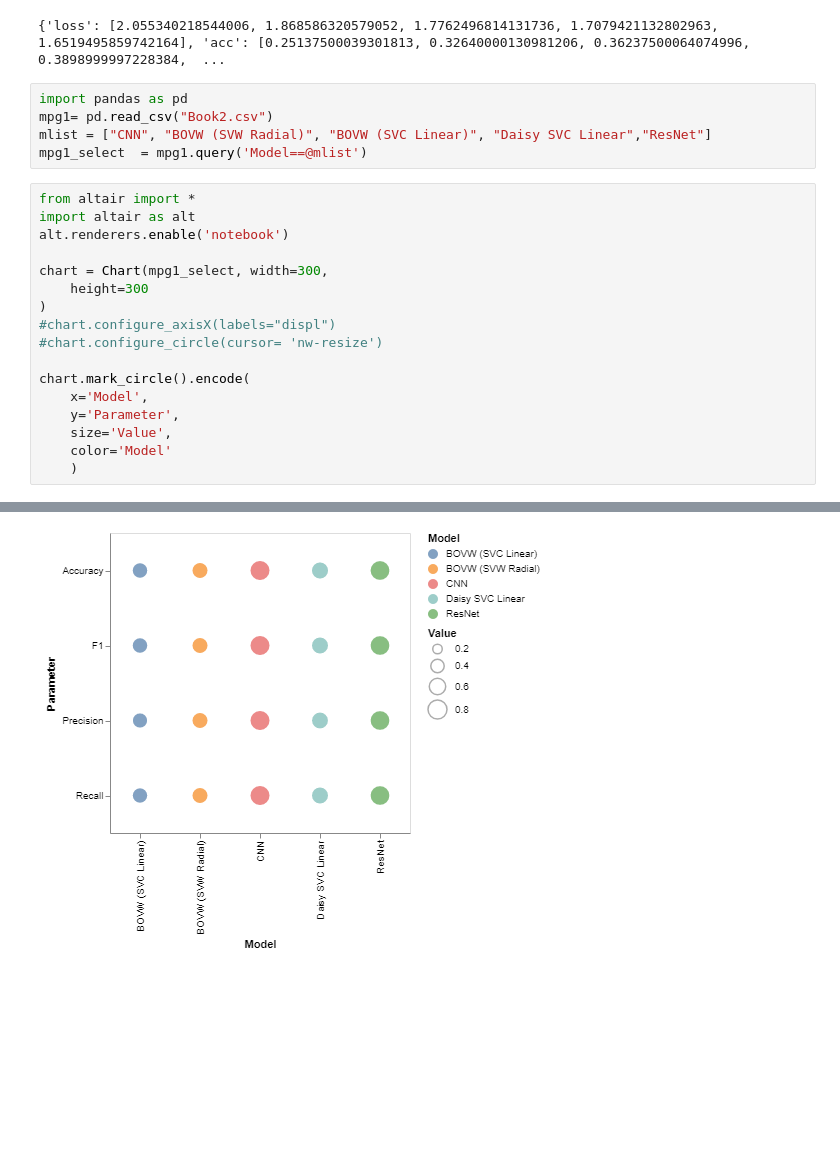
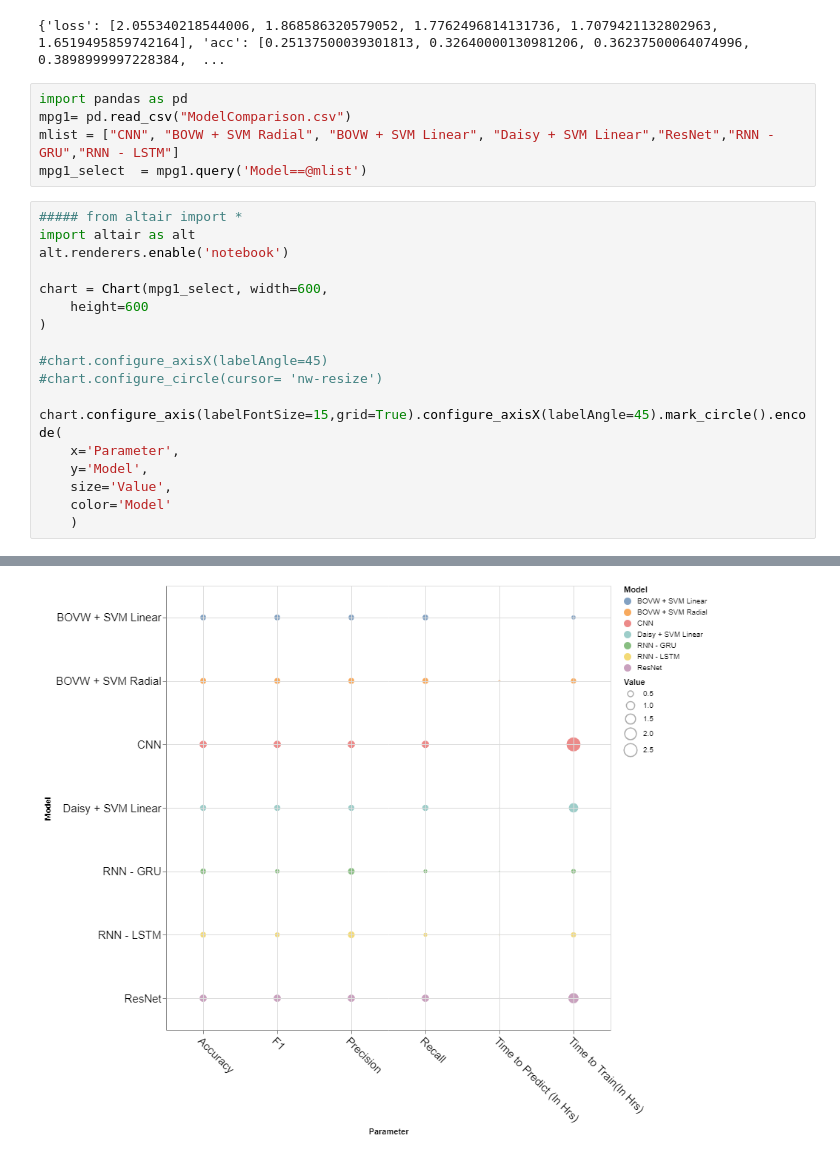
Before and after one commit to nagibshah/CIFAR-10-ImageClassifier, a Jupyter notebook: Cifar10-ImageClassifier-Girish V1.ipynb, the cells around one changed output, grey strips where cells are left out. Saved outputs shown, nothing was run; the diff lists cells and outputs as text; blank space fills up the shorter version.

```diff
--- a/Cifar10-ImageClassifier-Girish V1.ipynb
+++ b/Cifar10-ImageClassifier-Girish V1.ipynb
@@ -1482,26 +1392,27 @@ print(model_info.history)
 {'loss': [2.055340218544006, 1.868586320579052, 1.7762496814131736, 1.7079421132802963, 1.6519495859742164], 'acc': [0.25137500039301813, 0.32640000130981206, 0.36237500064074996, 0.3898999997228384,  ...
 # %%
 import pandas as pd
-mpg1= pd.read_csv("Book2.csv")
-mlist = ["CNN", "BOVW (SVW Radial)", "BOVW (SVC Linear)", "Daisy SVC Linear","ResNet"]
+mpg1= pd.read_csv("ModelComparison.csv")
+mlist = ["CNN", "BOVW + SVM Radial", "BOVW + SVM Linear", "Daisy + SVM Linear","ResNet","RNN - GRU","RNN - LSTM"]
 mpg1_select  = mpg1.query('Model==@mlist')
 # %%
-from altair import *
+##### from altair import *
 import altair as alt
 alt.renderers.enable('notebook')
 
-chart = Chart(mpg1_select, width=300,
-    height=300
+chart = Chart(mpg1_select, width=600,
+    height=600
 )
-#chart.configure_axisX(labels="displ")
+
+#chart.configure_axisX(labelAngle=45)
 #chart.configure_circle(cursor= 'nw-resize')
 
-chart.mark_circle().encode(
-    x='Model',
-    y='Parameter',
+chart.configure_axis(labelFontSize=15,grid=True).configure_axisX(labelAngle=45).mark_circle().encode(
+    x='Parameter',
+    y='Model',
     size='Value',
     color='Model'
     )
 # %% [output]
 [interactive output not drawn]
-[figure, old version]
+[figure, new version]
```
Also changed, not shown: parts of 3 cells of this notebook.
